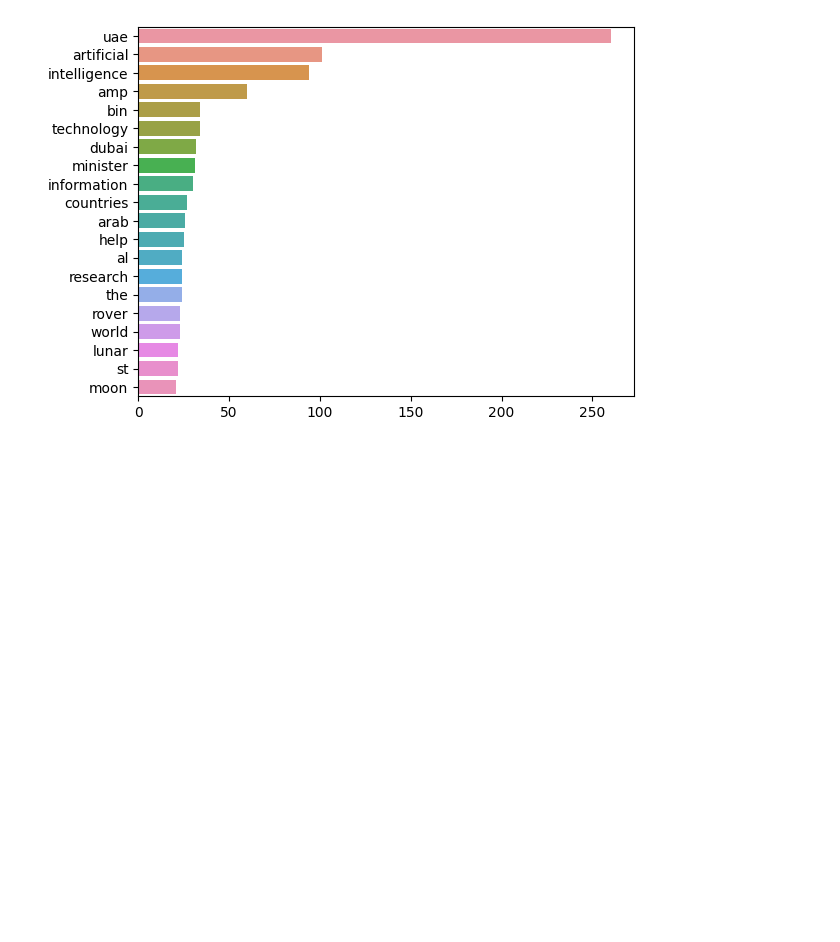
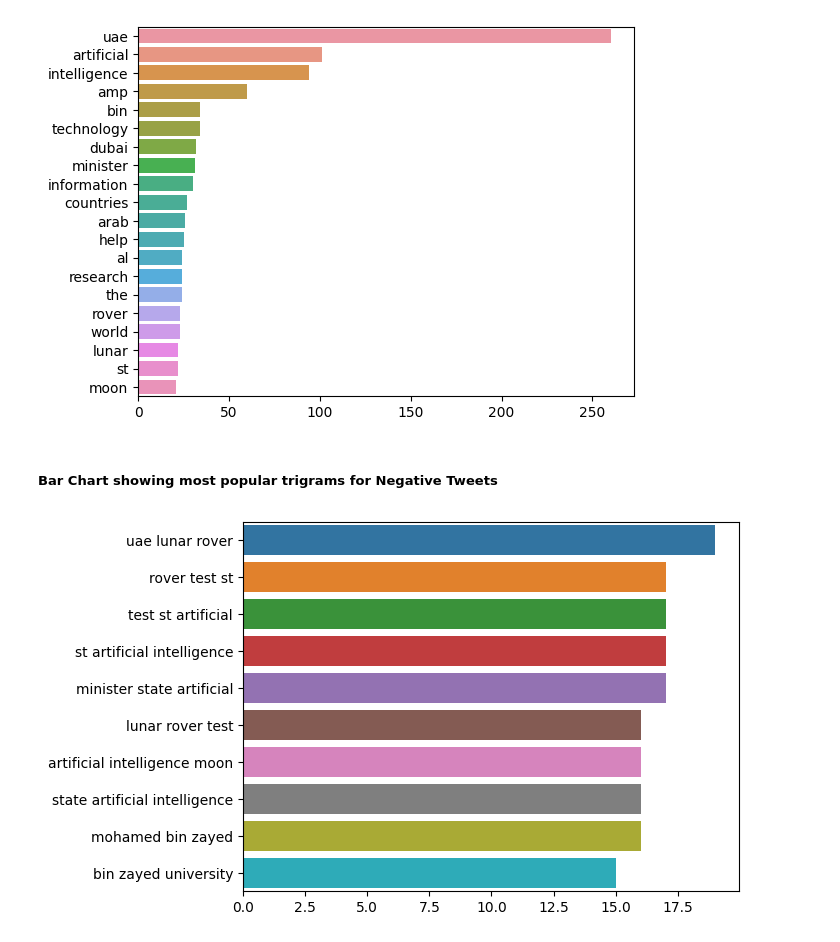
Before and after one commit to psychoanalyzing-twitter/sentiment-analysis, a Jupyter notebook: cw-1.ipynb, the cells around one changed output. Saved outputs shown, nothing was run; the diff lists cells and outputs as text; code cells hidden in the pictures; blank space fills up the shorter version.

```diff
--- a/cw-1.ipynb
+++ b/cw-1.ipynb
@@ -1247,3 +1287,9 @@ plt.show()
 plot_top_tokens(negative['Tokenized Text'])
 # %% [output]
 [figure]
+# %% [markdown]
+##### Bar Chart showing most popular trigrams for Negative Tweets
+# %%
+plot_top_ngrams(negative['Cleaned Text'])
+# %% [output]
+[figure, added]
```
Also changed, not shown: parts of 19 cells of this notebook.
